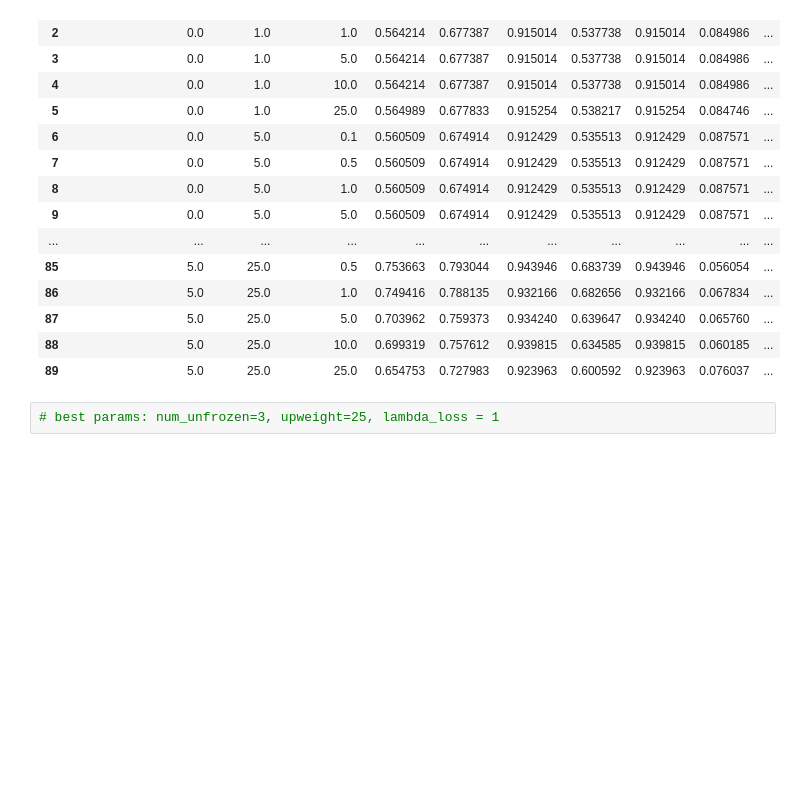
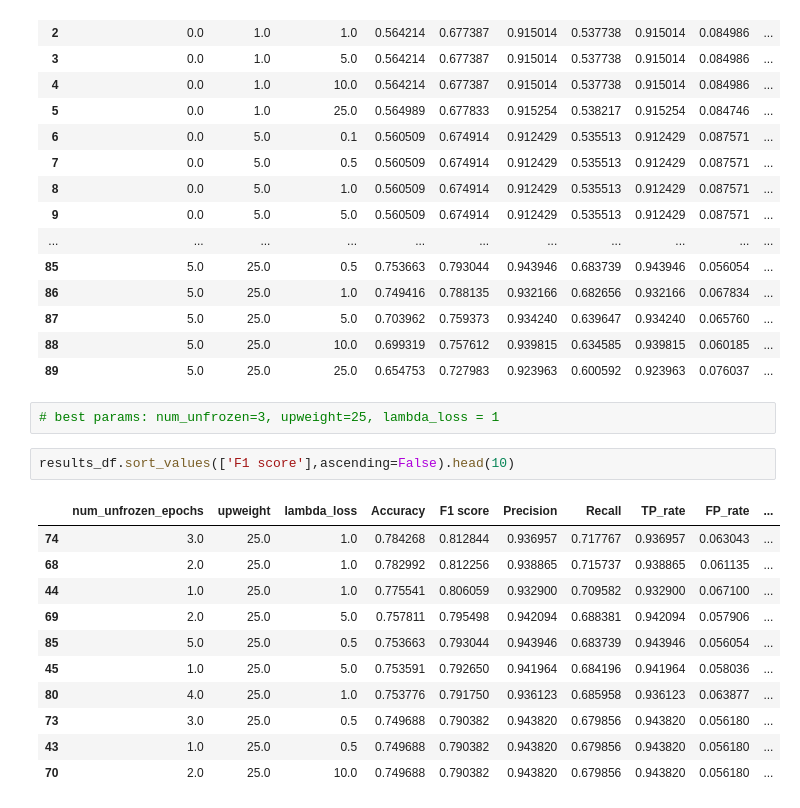
Before and after one commit to elliotgsilva/BiasedLanguageDetection, a Jupyter notebook: baseline_semisupervised_unfrozen_glove.ipynb, the cells around one changed output. Drawn from its saved outputs; the diff is of its cells as text; blank space fills up the shorter version.

```diff
--- a/baseline_semisupervised_unfrozen_glove.ipynb
+++ b/baseline_semisupervised_unfrozen_glove.ipynb
@@ -661,3 +661,17 @@ results_df
 | 89 | 5.0 | 25.0 | 25.0 | 0.654753 | 0.727983 | 0.923963 | 0.600592 | 0.923963 | 0.076037 | ... |
 # %%
 # best params: num_unfrozen=3, upweight=25, lambda_loss = 1
+# %%
+results_df.sort_values(['F1 score'],ascending=False).head(10)
+# %% [output]
+|  | num_unfrozen_epochs | upweight | lambda_loss | Accuracy | F1 score | Precision | Recall | TP_rate | FP_rate | ... |
+| 74 | 3.0 | 25.0 | 1.0 | 0.784268 | 0.812844 | 0.936957 | 0.717767 | 0.936957 | 0.063043 | ... |
+| 68 | 2.0 | 25.0 | 1.0 | 0.782992 | 0.812256 | 0.938865 | 0.715737 | 0.938865 | 0.061135 | ... |
+| 44 | 1.0 | 25.0 | 1.0 | 0.775541 | 0.806059 | 0.932900 | 0.709582 | 0.932900 | 0.067100 | ... |
+| 69 | 2.0 | 25.0 | 5.0 | 0.757811 | 0.795498 | 0.942094 | 0.688381 | 0.942094 | 0.057906 | ... |
+| 85 | 5.0 | 25.0 | 0.5 | 0.753663 | 0.793044 | 0.943946 | 0.683739 | 0.943946 | 0.056054 | ... |
+| 45 | 1.0 | 25.0 | 5.0 | 0.753591 | 0.792650 | 0.941964 | 0.684196 | 0.941964 | 0.058036 | ... |
+| 80 | 4.0 | 25.0 | 1.0 | 0.753776 | 0.791750 | 0.936123 | 0.685958 | 0.936123 | 0.063877 | ... |
+| 73 | 3.0 | 25.0 | 0.5 | 0.749688 | 0.790382 | 0.943820 | 0.679856 | 0.943820 | 0.056180 | ... |
+| 43 | 1.0 | 25.0 | 0.5 | 0.749688 | 0.790382 | 0.943820 | 0.679856 | 0.943820 | 0.056180 | ... |
+| 70 | 2.0 | 25.0 | 10.0 | 0.749688 | 0.790382 | 0.943820 | 0.679856 | 0.943820 | 0.056180 | ... |
```
Also changed, not shown: 3 other files.
